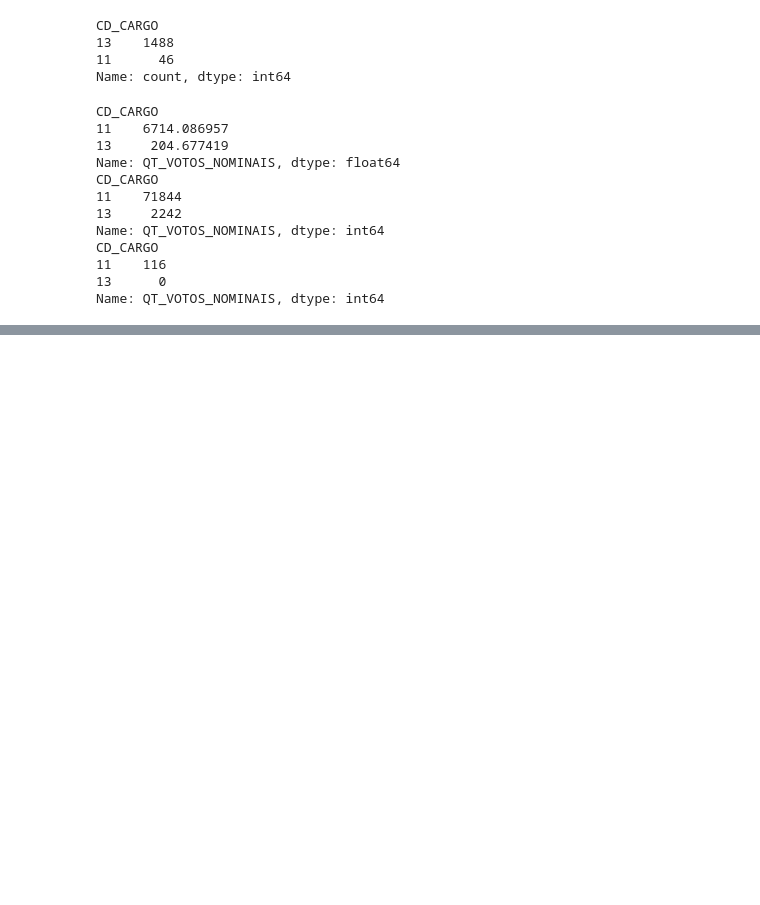
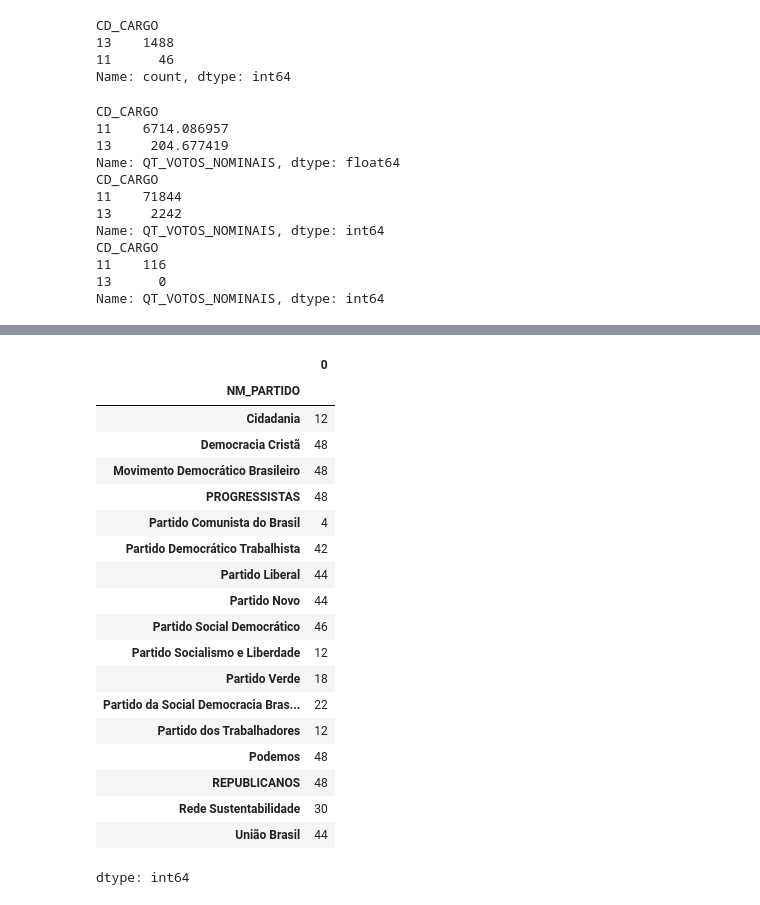
Before and after one commit to LeonardoVS-dev/Fundamentos, a Jupyter notebook: group_by.ipynb, the cells around one changed output, grey strips where cells are left out. Cells and saved outputs as stored; diff of their text form; code cells hidden in the pictures; blank space fills up the shorter version.

```diff
--- a/group_by.ipynb
+++ b/group_by.ipynb
@@ -106,0 +159,26 @@ Name: QT_VOTOS_NOMINAIS, dtype: int64
+# %%
+# Filtragem pelo nome da cidade
+dataframe_boavista = dataframe_dados_eleitorais[dataframe_dados_eleitorais["NM_MUNICIPIO"] == "BOA VISTA"]
+# Número de candidatos por partido em Boa Vista
+dataframe_boavista.groupby("NM_PARTIDO").size()
+# %% [output]
+|  | 0 |
+| NM_PARTIDO |  |
+| Cidadania | 12 |
+| Democracia Cristã | 48 |
+| Movimento Democrático Brasileiro | 48 |
+| PROGRESSISTAS | 48 |
+| Partido Comunista do Brasil | 4 |
+| Partido Democrático Trabalhista | 42 |
+| Partido Liberal | 44 |
+| Partido Novo | 44 |
+| Partido Social Democrático | 46 |
+| Partido Socialismo e Liberdade | 12 |
+| Partido Verde | 18 |
+| Partido da Social Democracia Bras... | 22 |
+| Partido dos Trabalhadores | 12 |
+| Podemos | 48 |
+| REPUBLICANOS | 48 |
+| Rede Sustentabilidade | 30 |
+| União Brasil | 44 |
+dtype: int64
```
Also changed, not shown: parts of 4 cells of this notebook.
